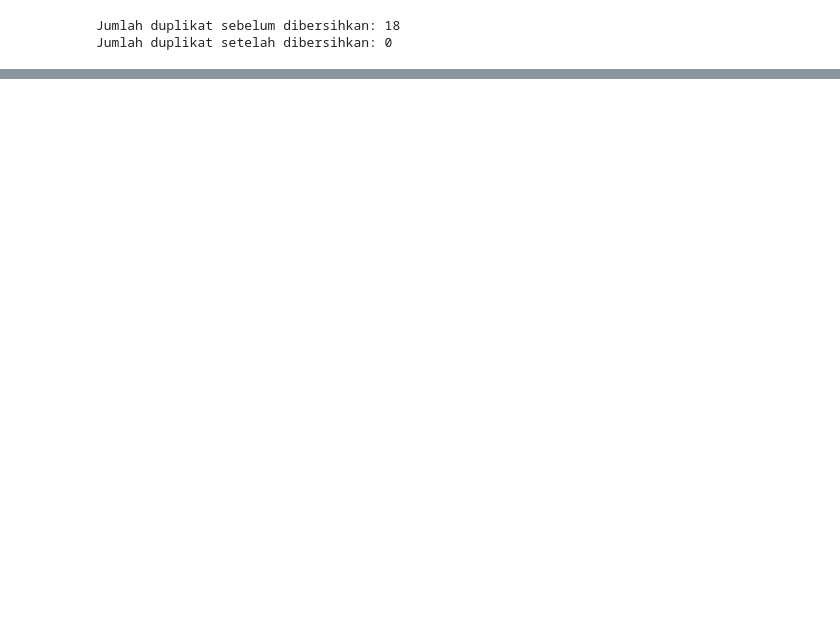
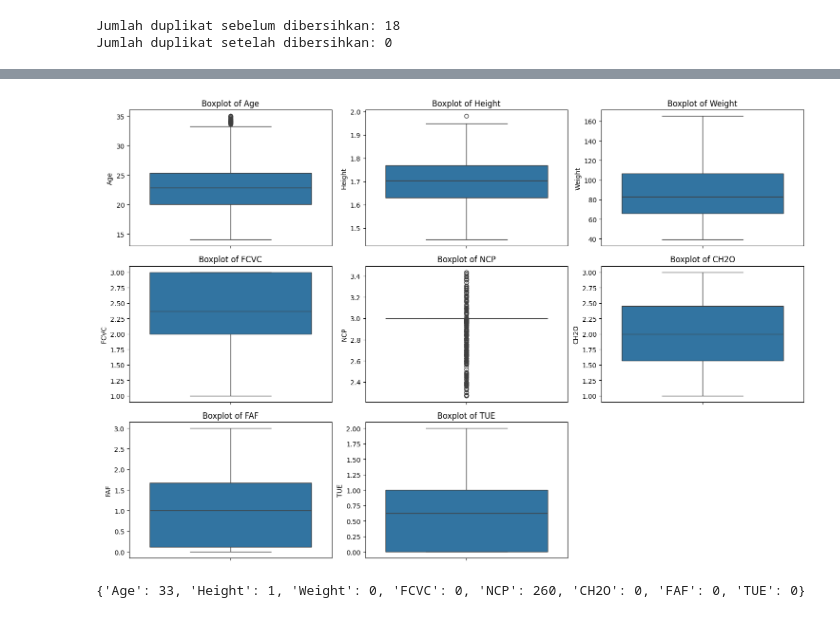
Before and after one commit to RamadhikaS/CapstoneUASBengkod, a Jupyter notebook: BengkodUAS.ipynb, the cells around one changed output, grey strips where cells are left out. Drawn from its saved outputs; the diff is of its cells as text; code cells hidden in the pictures; blank space fills up the shorter version.

```diff
--- a/BengkodUAS.ipynb
+++ b/BengkodUAS.ipynb
@@ -125,0 +241,31 @@ Jumlah baris yang dihapus: 300
+# %%
+import matplotlib.pyplot as plt
+import seaborn as sns
+
+# Visualisasi ulang setelah handling outlier
+plt.figure(figsize=(15, 10))
+for i, col in enumerate(numeric_cols):
+    plt.subplot(3, 3, i + 1)
+    sns.boxplot(y=df[col])
+    plt.title(f'Boxplot of {col}')
+plt.tight_layout()
+plt.show()
+# %% [output]
+[figure, added]
+# %%
+def count_outliers(df, columns):
+    outlier_summary = {}
+    for col in columns:
+        Q1 = df[col].quantile(0.25)
+        Q3 = df[col].quantile(0.75)
+        IQR = Q3 - Q1
+        lower_bound = Q1 - 1.5 * IQR
+        upper_bound = Q3 + 1.5 * IQR
+        outliers = df[(df[col] < lower_bound) | (df[col] > upper_bound)]
+        outlier_summary[col] = len(outliers)
+    return outlier_summary
+
+outliers_remaining = count_outliers(df, numeric_cols)
+print(outliers_remaining)
+# %% [output]
+{'Age': 33, 'Height': 1, 'Weight': 0, 'FCVC': 0, 'NCP': 260, 'CH2O': 0, 'FAF': 0, 'TUE': 0}
```
Also changed, not shown: parts of 15 cells of this notebook.
